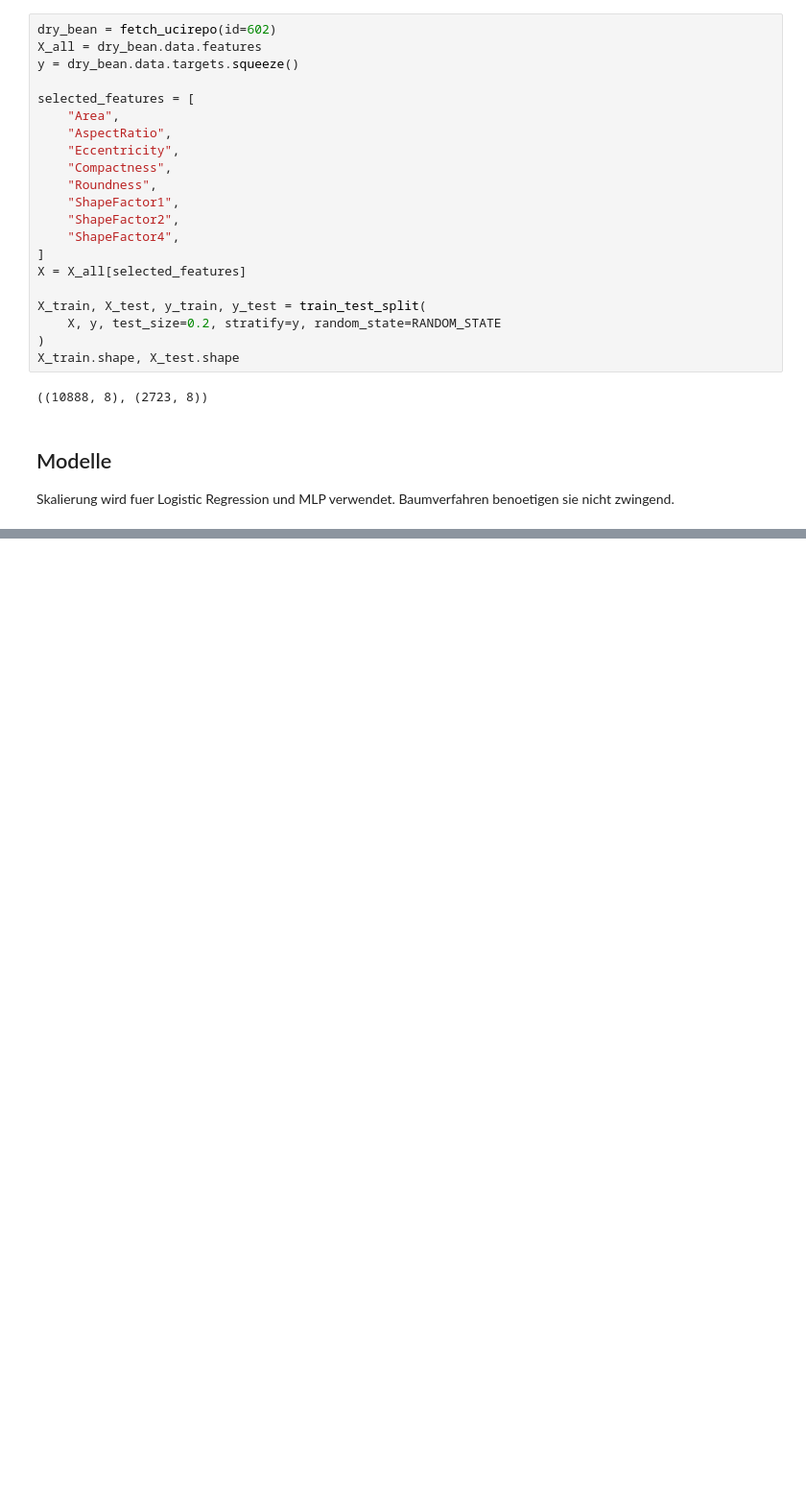
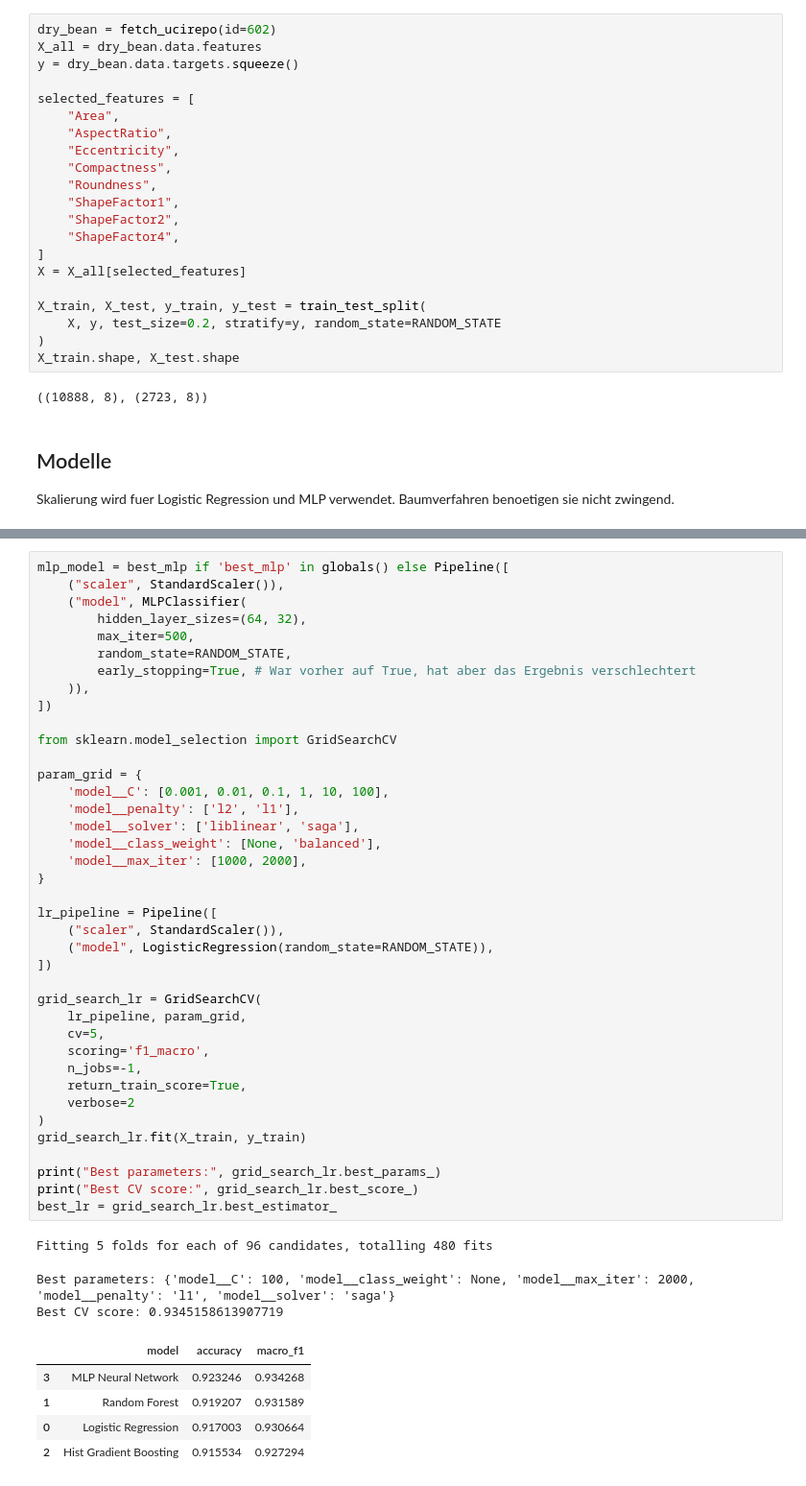
Before and after one commit to lukadeda/xai-drybean-project, a Jupyter notebook: notebooks/02_model_training.ipynb, the cells around one changed output, grey strips where cells are left out. Shown at 96% size. Cells and saved outputs as stored; diff of their text form; blank space fills up the shorter version.

```diff
--- a/notebooks/02_model_training.ipynb
+++ b/notebooks/02_model_training.ipynb
@@ -74,0 +82,48 @@ Best cross-validation score: 0.9416390753708592
+# %%
+mlp_model = best_mlp if 'best_mlp' in globals() else Pipeline([
+    ("scaler", StandardScaler()),
+    ("model", MLPClassifier(
+        hidden_layer_sizes=(64, 32),
+        max_iter=500,
+        random_state=RANDOM_STATE,
+        early_stopping=True, # War vorher auf True, hat aber das Ergebnis verschlechtert
+    )),
+])
+
+from sklearn.model_selection import GridSearchCV
+
+param_grid = {
+    'model__C': [0.001, 0.01, 0.1, 1, 10, 100],
+    'model__penalty': ['l2', 'l1'],
+    'model__solver': ['liblinear', 'saga'],
+    'model__class_weight': [None, 'balanced'],
+    'model__max_iter': [1000, 2000],
+}
+
+lr_pipeline = Pipeline([
+    ("scaler", StandardScaler()),
+    ("model", LogisticRegression(random_state=RANDOM_STATE)),
+])
+
+grid_search_lr = GridSearchCV(
+    lr_pipeline, param_grid,
+    cv=5,
+    scoring='f1_macro',
+    n_jobs=-1,
+    return_train_score=True,
+    verbose=2
+)
+grid_search_lr.fit(X_train, y_train)
+
+print("Best parameters:", grid_search_lr.best_params_)
+print("Best CV score:", grid_search_lr.best_score_)
+best_lr = grid_search_lr.best_estimator_
+# %% [output]
+Fitting 5 folds for each of 96 candidates, totalling 480 fits
+Best parameters: {'model__C': 100, 'model__class_weight': None, 'model__max_iter': 2000, 'model__penalty': 'l1', 'model__solver': 'saga'}
+Best CV score: 0.9345158613907719
+|  | model | accuracy | macro_f1 |
+| 3 | MLP Neural Network | 0.923246 | 0.934268 |
+| 1 | Random Forest | 0.919207 | 0.931589 |
+| 0 | Logistic Regression | 0.917003 | 0.930664 |
+| 2 | Hist Gradient Boosting | 0.915534 | 0.927294 |
```
Also changed, not shown: parts of 5 cells of this notebook.
